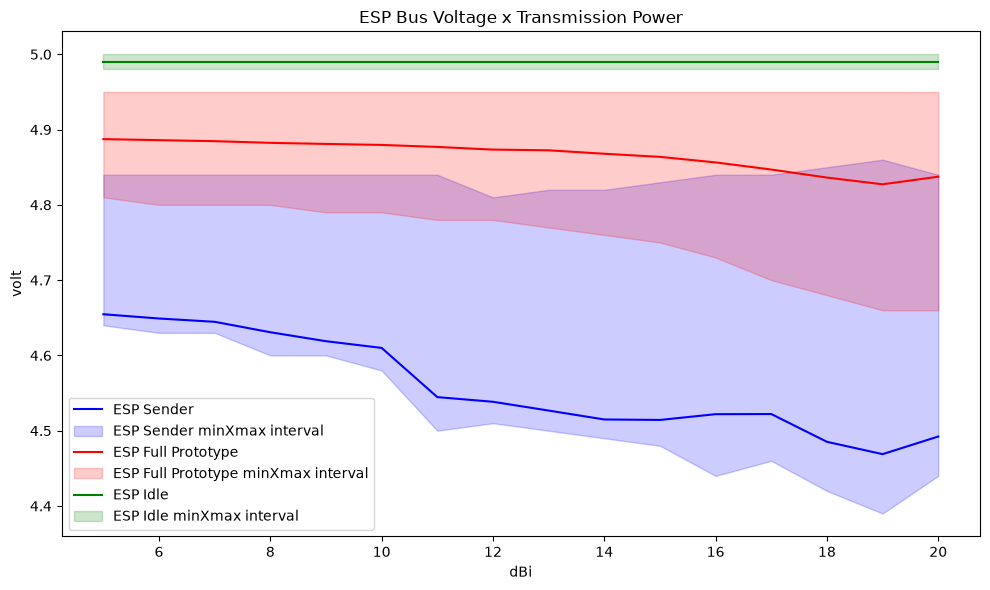
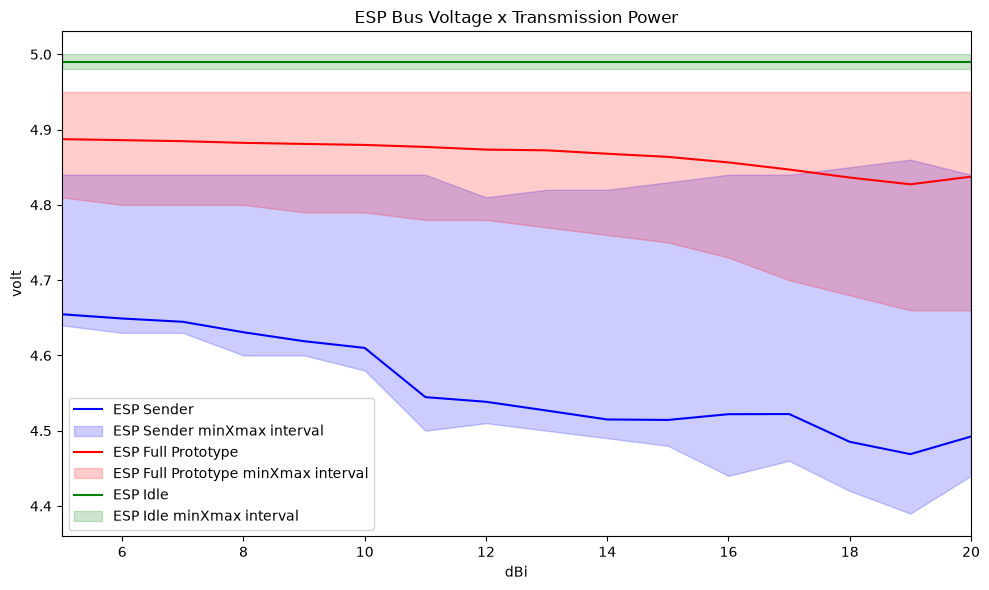
The change to this notebook cell's code, shown as a diff; its figure went from the first image to the second:
--- before
+++ after
@@ -17,4 +17,5 @@
     plt.xlabel(units[-1])
     plt.ylabel(units[i])
+    plt.xlim(5,20)
     plt.tight_layout()
     plt.show()

Commit: Add xlim to graphs